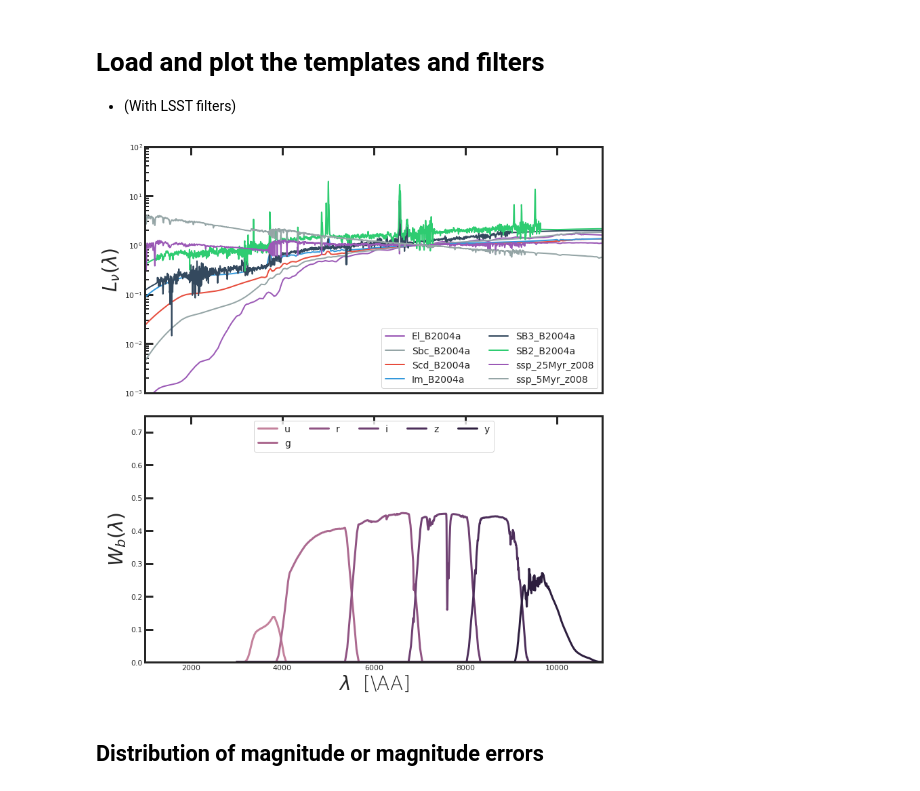
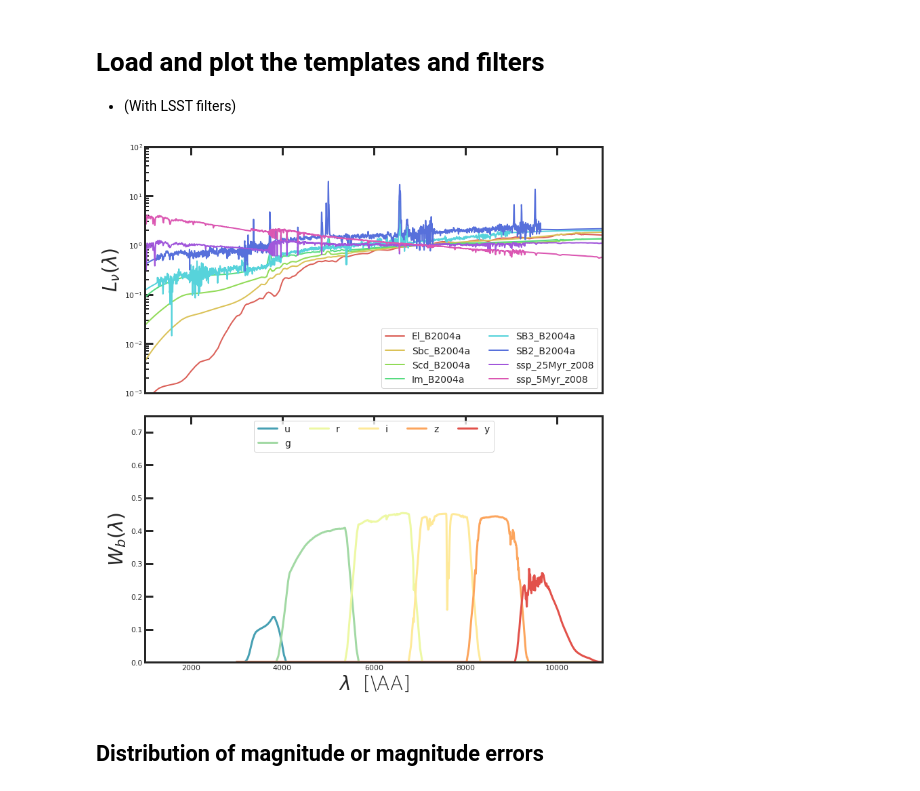
Before and after one commit to sylvielsstfr/Photoz-tools, a Jupyter notebook: PhotozGalaxySurveyMockBias.ipynb, the cells around one changed output. Drawn from its saved outputs; the diff is of its cells as text; code cells hidden in the pictures.

```diff
--- a/PhotozGalaxySurveyMockBias.ipynb
+++ b/PhotozGalaxySurveyMockBias.ipynb
@@ -182,32 +182,35 @@ Text(0.5, 0, 'redshift')
 - (With LSST filters)
 # %%
 # Load and plot the templates and filters
-palette = itertools.cycle(sns.color_palette())
+#palette = itertools.cycle(sns.color_palette())
+palette = itertools.cycle(sns.color_palette("hls", nt))
+
 fig, axs = plt.subplots(2, 1, figsize=(11, 12), sharex=True)
 for i, template_name in enumerate(template_names):
     data = np.genfromtxt('./seds/'+template_name+'.sed')
     wavelength, template_sed = data[:,0], data[:,1] * data[:,0]**2
     fnorm = np.interp(7e3, wavelength, template_sed)
     axs[0].plot(wavelength, (template_sed / fnorm), label=template_names[i],
                 c=next(palette), lw=2)
 axs[0].legend(loc='lower right', ncol=2)
 axs[0].set_ylabel(r'$L_\nu(\lambda)$')
 axs[0].set_yscale('log')
 axs[0].set_ylim([1e-3, 1e2])
 
 ab_filters = ['u', 'g', 'r', 'i', 'z','y']
-palette = itertools.cycle(sns.cubehelix_palette(6, light=0.6))
+#palette = itertools.cycle(sns.cubehelix_palette(6, light=0.6))
+palette = itertools.cycle(reversed(sns.color_palette("Spectral",6)))
 filters = [np.genfromtxt('./filters_lsst/DC2LSST_'+band+'.res') for band in ab_filters]
 for f, data in zip(ab_filters, filters):
     axs[1].plot(data[:,0], data[:,1], label=f, c=next(palette), lw=3)
 axs[1].set_xlim([1e3, 1.1e4])
 axs[1].set_ylim([0, 0.75])
 axs[1].set_xlabel(r'$\lambda$  [\AA]')
 axs[1].set_ylabel(r'$W_b(\lambda)$')
 axs[1].legend(loc='upper center', ncol=5)
 fig.tight_layout()
 # %% [output]
-[figure, old version]
+[figure, new version]
 # %% [markdown]
 ## Distribution of magnitude or magnitude errors
 # %% [markdown]
```
Also changed, not shown: parts of 11 cells of this notebook.
